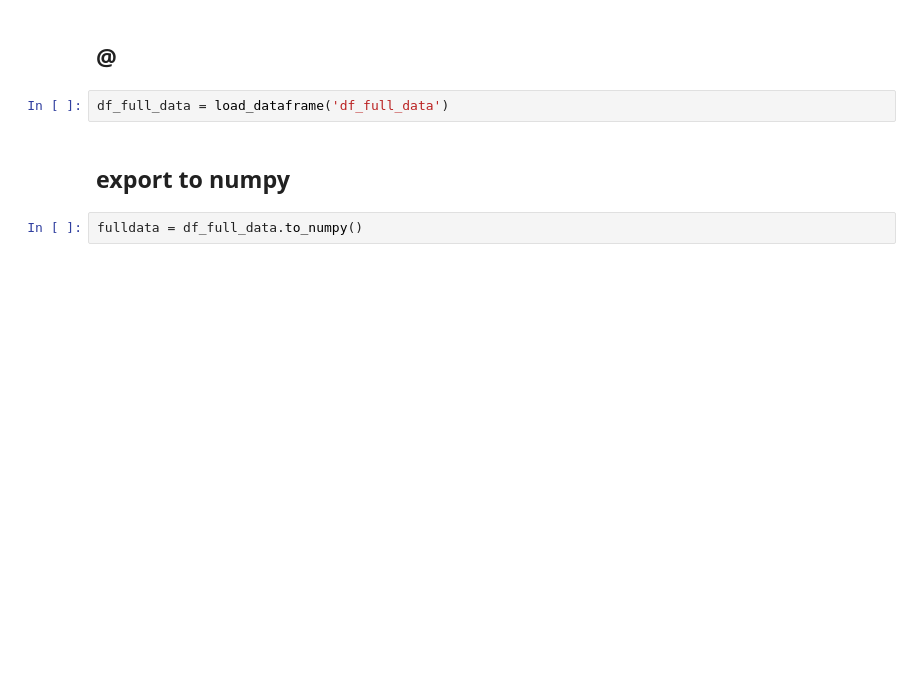
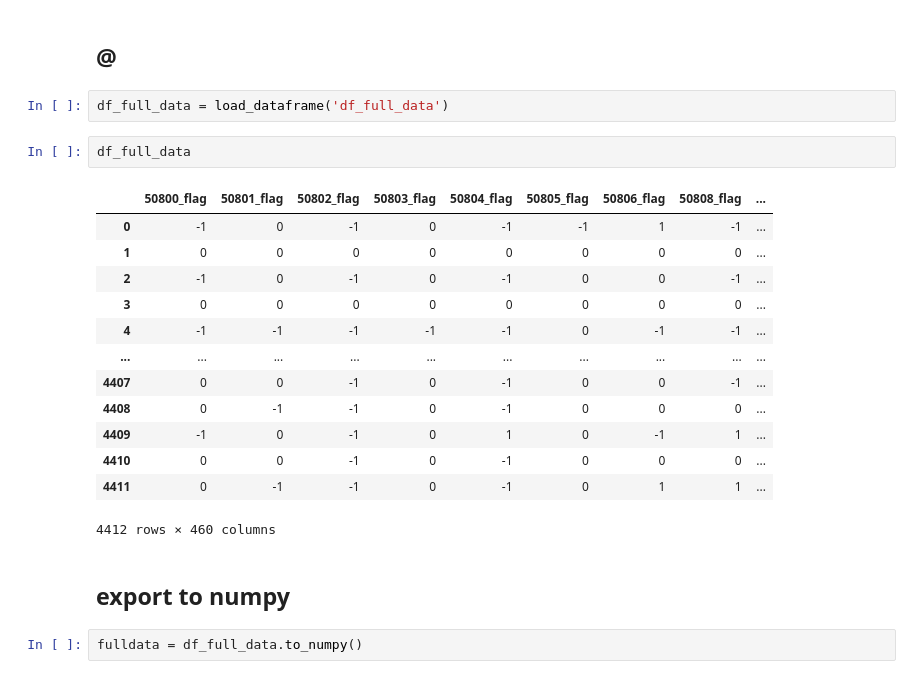
Before and after one commit to The-Electric-Moccasins/resistance-prediction, a Jupyter notebook: build_dataset.ipynb, the cells around one changed output. Cells and saved outputs as stored; diff of their text form; blank space fills up the shorter version.

```diff
--- a/build_dataset.ipynb
+++ b/build_dataset.ipynb
@@ -707,6 +716,22 @@ write_dataframe(df_full_data, 'df_full_data')
 ## @
 # %%
 df_full_data = load_dataframe('df_full_data')
+# %%
+df_full_data
+# %% [output]
+|  | 50800_flag | 50801_flag | 50802_flag | 50803_flag | 50804_flag | 50805_flag | 50806_flag | 50808_flag | ... |
+| 0 | -1 | 0 | -1 | 0 | -1 | -1 | 1 | -1 | ... |
+| 1 | 0 | 0 | 0 | 0 | 0 | 0 | 0 | 0 | ... |
+| 2 | -1 | 0 | -1 | 0 | -1 | 0 | 0 | -1 | ... |
+| 3 | 0 | 0 | 0 | 0 | 0 | 0 | 0 | 0 | ... |
+| 4 | -1 | -1 | -1 | -1 | -1 | 0 | -1 | -1 | ... |
+| ... | ... | ... | ... | ... | ... | ... | ... | ... | ... |
+| 4407 | 0 | 0 | -1 | 0 | -1 | 0 | 0 | -1 | ... |
+| 4408 | 0 | -1 | -1 | 0 | -1 | 0 | 0 | 0 | ... |
+| 4409 | -1 | 0 | -1 | 0 | 1 | 0 | -1 | 1 | ... |
+| 4410 | 0 | 0 | -1 | 0 | -1 | 0 | 0 | 0 | ... |
+| 4411 | 0 | -1 | -1 | 0 | -1 | 0 | 1 | 1 | ... |
+4412 rows × 460 columns
 # %% [markdown]
 ## export to numpy
 # %%
```
Also changed, not shown: parts of 10 cells of this notebook, 4 other files.
